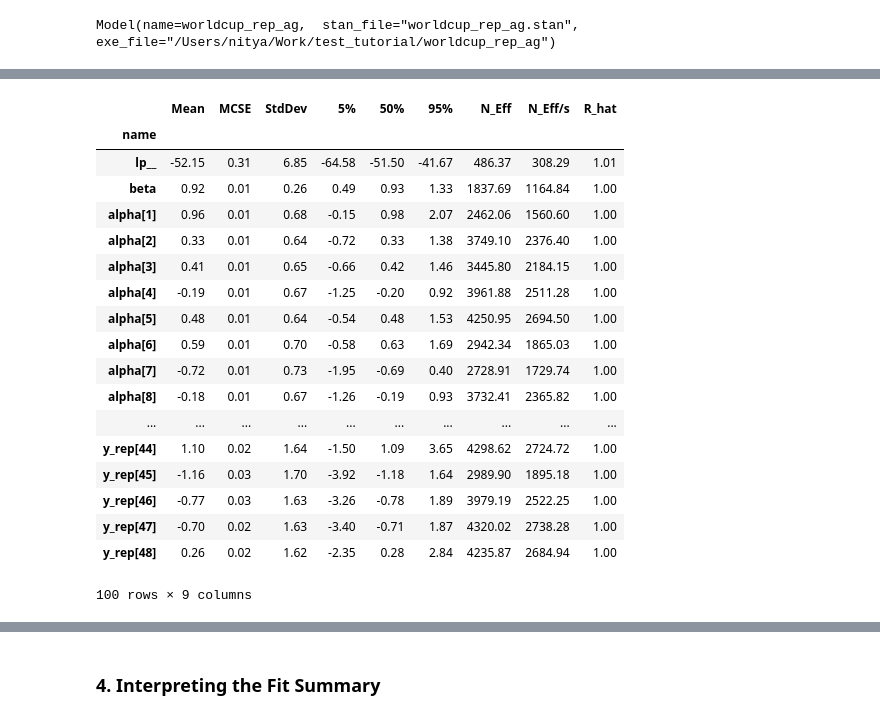
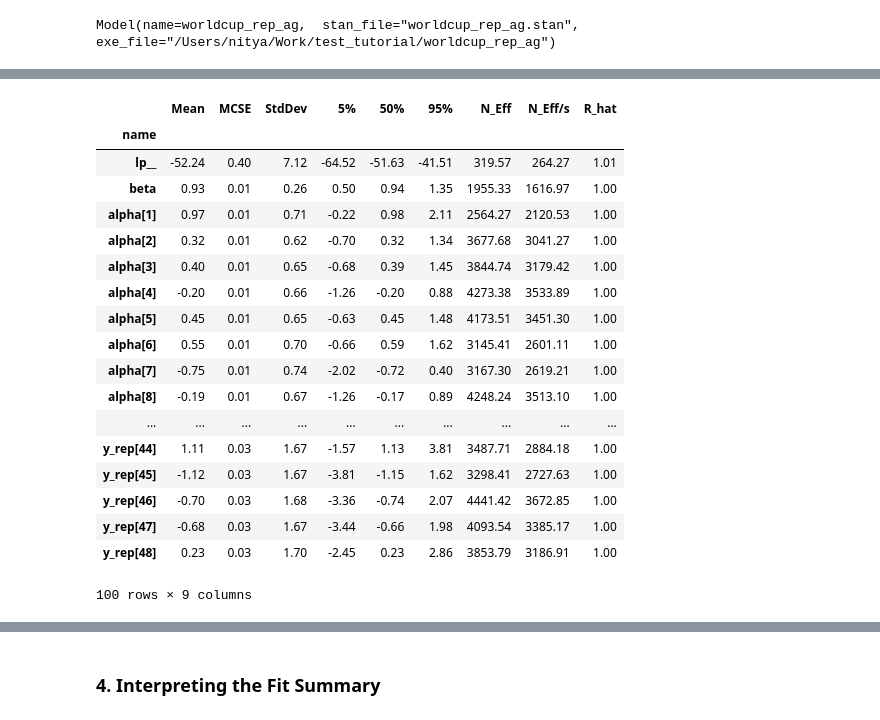
Before and after one commit to nityamd/test_tutorial, a Jupyter notebook: Scratchwork.ipynb, the cells around one changed output, grey strips where cells are left out. Cells and saved outputs as stored; diff of their text form; code cells hidden in the pictures.

```diff
--- a/Scratchwork.ipynb
+++ b/Scratchwork.ipynb
@@ -188,22 +168,23 @@ worldcup_fit.summary().to_csv('0_worldcupfit.csv')
 # %%
-df.round(decimals = 2)
+df = worldcup_fit.summary().round(decimals = 2)
+df
 # %% [output]
 |  | Mean | MCSE | StdDev | 5% | 50% | 95% | N_Eff | N_Eff/s | R_hat |
 | name |  |  |  |  |  |  |  |  |  |
-| lp__ | -52.15 | 0.31 | 6.85 | -64.58 | -51.50 | -41.67 | 486.37 | 308.29 | 1.01 |
-| beta | 0.92 | 0.01 | 0.26 | 0.49 | 0.93 | 1.33 | 1837.69 | 1164.84 | 1.00 |
-| alpha[1] | 0.96 | 0.01 | 0.68 | -0.15 | 0.98 | 2.07 | 2462.06 | 1560.60 | 1.00 |
-| alpha[2] | 0.33 | 0.01 | 0.64 | -0.72 | 0.33 | 1.38 | 3749.10 | 2376.40 | 1.00 |
-| alpha[3] | 0.41 | 0.01 | 0.65 | -0.66 | 0.42 | 1.46 | 3445.80 | 2184.15 | 1.00 |
-| alpha[4] | -0.19 | 0.01 | 0.67 | -1.25 | -0.20 | 0.92 | 3961.88 | 2511.28 | 1.00 |
-| alpha[5] | 0.48 | 0.01 | 0.64 | -0.54 | 0.48 | 1.53 | 4250.95 | 2694.50 | 1.00 |
-| alpha[6] | 0.59 | 0.01 | 0.70 | -0.58 | 0.63 | 1.69 | 2942.34 | 1865.03 | 1.00 |
-| alpha[7] | -0.72 | 0.01 | 0.73 | -1.95 | -0.69 | 0.40 | 2728.91 | 1729.74 | 1.00 |
-| alpha[8] | -0.18 | 0.01 | 0.67 | -1.26 | -0.19 | 0.93 | 3732.41 | 2365.82 | 1.00 |
+| lp__ | -52.24 | 0.40 | 7.12 | -64.52 | -51.63 | -41.51 | 319.57 | 264.27 | 1.01 |
+| beta | 0.93 | 0.01 | 0.26 | 0.50 | 0.94 | 1.35 | 1955.33 | 1616.97 | 1.00 |
+| alpha[1] | 0.97 | 0.01 | 0.71 | -0.22 | 0.98 | 2.11 | 2564.27 | 2120.53 | 1.00 |
+| alpha[2] | 0.32 | 0.01 | 0.62 | -0.70 | 0.32 | 1.34 | 3677.68 | 3041.27 | 1.00 |
+| alpha[3] | 0.40 | 0.01 | 0.65 | -0.68 | 0.39 | 1.45 | 3844.74 | 3179.42 | 1.00 |
+| alpha[4] | -0.20 | 0.01 | 0.66 | -1.26 | -0.20 | 0.88 | 4273.38 | 3533.89 | 1.00 |
+| alpha[5] | 0.45 | 0.01 | 0.65 | -0.63 | 0.45 | 1.48 | 4173.51 | 3451.30 | 1.00 |
+| alpha[6] | 0.55 | 0.01 | 0.70 | -0.66 | 0.59 | 1.62 | 3145.41 | 2601.11 | 1.00 |
+| alpha[7] | -0.75 | 0.01 | 0.74 | -2.02 | -0.72 | 0.40 | 3167.30 | 2619.21 | 1.00 |
+| alpha[8] | -0.19 | 0.01 | 0.67 | -1.26 | -0.17 | 0.89 | 4248.24 | 3513.10 | 1.00 |
 | ... | ... | ... | ... | ... | ... | ... | ... | ... | ... |
-| y_rep[44] | 1.10 | 0.02 | 1.64 | -1.50 | 1.09 | 3.65 | 4298.62 | 2724.72 | 1.00 |
-| y_rep[45] | -1.16 | 0.03 | 1.70 | -3.92 | -1.18 | 1.64 | 2989.90 | 1895.18 | 1.00 |
-| y_rep[46] | -0.77 | 0.03 | 1.63 | -3.26 | -0.78 | 1.89 | 3979.19 | 2522.25 | 1.00 |
-| y_rep[47] | -0.70 | 0.02 | 1.63 | -3.40 | -0.71 | 1.87 | 4320.02 | 2738.28 | 1.00 |
-| y_rep[48] | 0.26 | 0.02 | 1.62 | -2.35 | 0.28 | 2.84 | 4235.87 | 2684.94 | 1.00 |
+| y_rep[44] | 1.11 | 0.03 | 1.67 | -1.57 | 1.13 | 3.81 | 3487.71 | 2884.18 | 1.00 |
+| y_rep[45] | -1.12 | 0.03 | 1.67 | -3.81 | -1.15 | 1.62 | 3298.41 | 2727.63 | 1.00 |
+| y_rep[46] | -0.70 | 0.03 | 1.68 | -3.36 | -0.74 | 2.07 | 4441.42 | 3672.85 | 1.00 |
+| y_rep[47] | -0.68 | 0.03 | 1.67 | -3.44 | -0.66 | 1.98 | 4093.54 | 3385.17 | 1.00 |
+| y_rep[48] | 0.23 | 0.03 | 1.70 | -2.45 | 0.23 | 2.86 | 3853.79 | 3186.91 | 1.00 |
 100 rows × 9 columns
```
Also changed, not shown: parts of 26 cells of this notebook, 5 other files.
